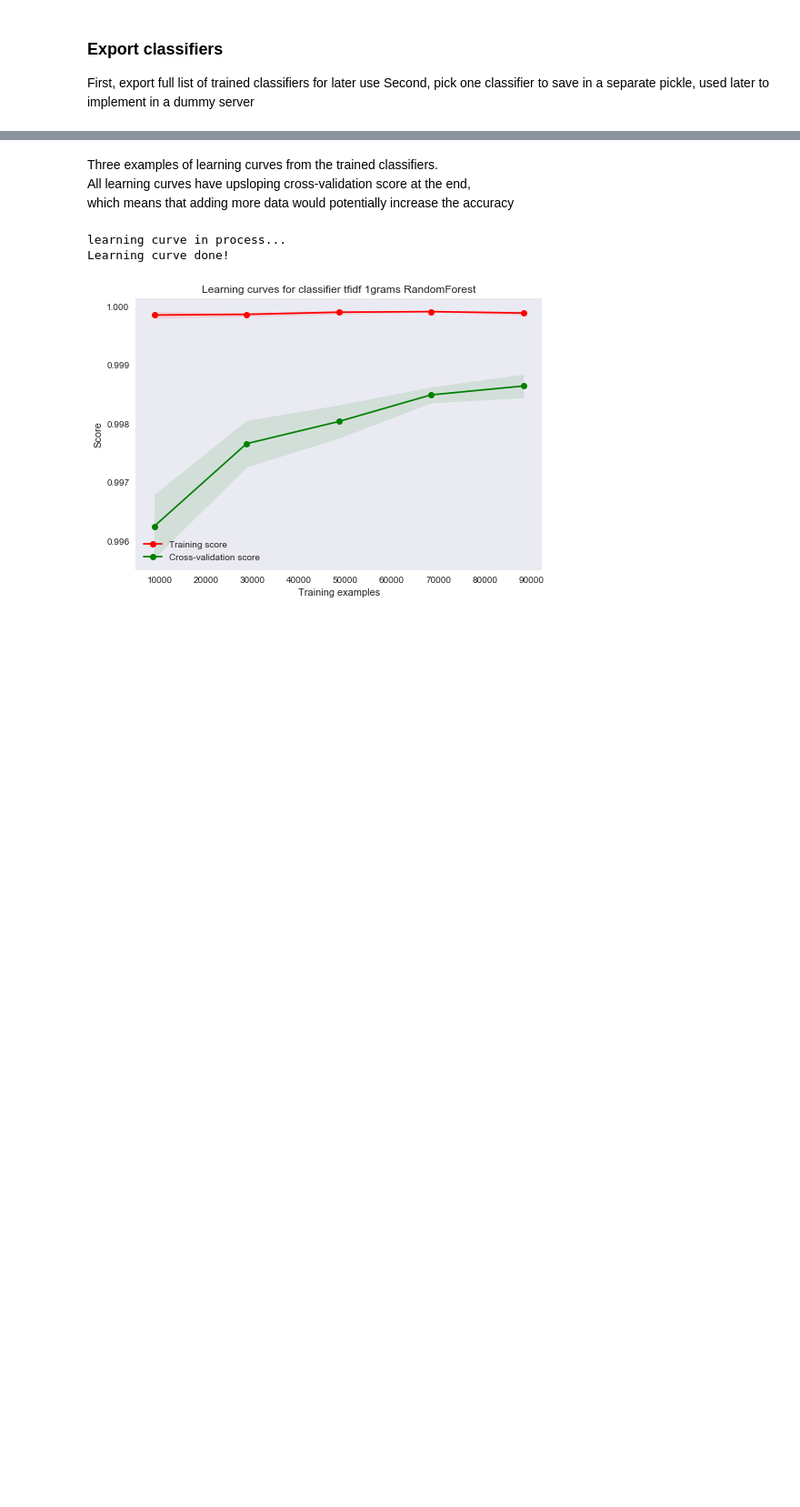
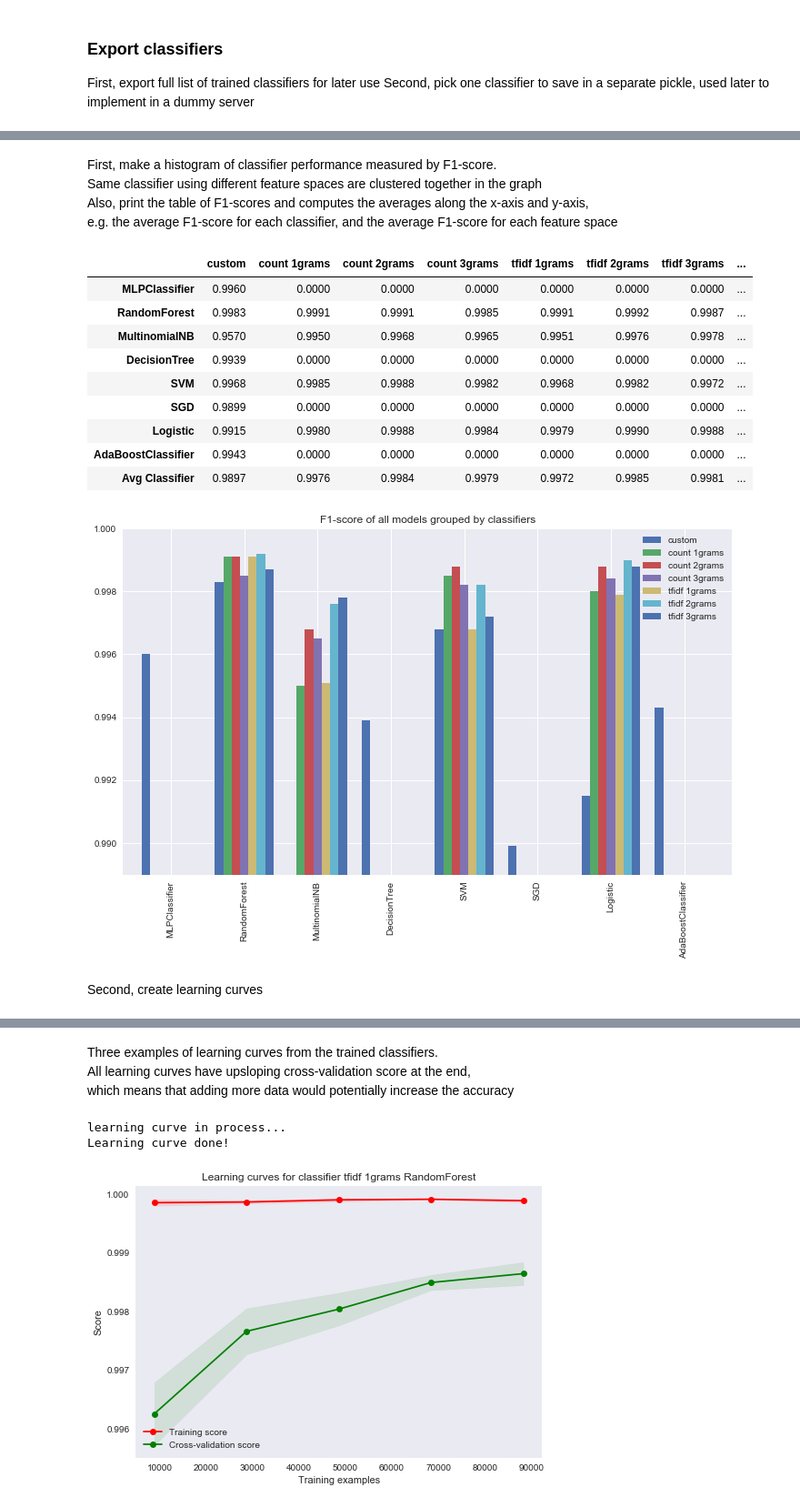
Before and after one commit to grananqvist/Machine-Learning-Web-Application-Firewall-and-Dataset, a Jupyter notebook: Data_analysis.ipynb, the cells around one changed output, grey strips where cells are left out. Shown at 91% size. Drawn from its saved outputs; the diff is of its cells as text; code cells hidden in the pictures; blank space fills up the shorter version.

Commit message:
F1-score graph, ROC graph

```diff
--- a/Data_analysis.ipynb
+++ b/Data_analysis.ipynb
@@ -1131,0 +1181,5 @@ display(classifier_results)
+# %%
+classifier_results[['F1-score','accuracy','sensitivity','specificity','auc']] = classifier_results[['F1-score','accuracy','sensitivity','specificity','auc']].apply(pd.to_numeric)
+classifier_results = classifier_results.round({'F1-score':4,'accuracy':4,'sensitivity':4,'specificity':4,'auc':4})
+#classifier_results[['F1-score','accuracy','sensitivity','specificity','auc','conf_matrix','params']].to_csv('data/classifiers_result_table.csv')
+display(classifier_results.dtypes)
@@ -1138,7 +1203,7 @@ Second, pick one classifier to save in a separate pickle, used later to implemen
 pickle.dump( classifier_results, open( "data/trained_classifiers.p", "wb" ) )
 # %%
 #In this case, we are going to implement tfidf 2grams RandomForest in our dummy server
-classifier = (custom_features_classifiers['model'].iloc[2])
+classifier = (custom_features_classifiers['model'].iloc[0])
 print(classifier)
 
 #Save classifiers in a pickle file to be able to re-use them without re-training
@@ -1149,3 +1217,69 @@ Visualize results. We construct a function visualize_result that can present the
+# %% [markdown]
+First, make a histogram of classifier performance measured by F1-score.
+Same classifier using different feature spaces are clustered together in the graph
+Also, print the table of F1-scores and computes the averages along the x-axis and y-axis,
+e.g. the average F1-score for each classifier, and the average F1-score for each feature space
+# %%
+def get_classifier_name(index):
+    return index.split()[len(index.split())-1]
+
+grouped = classifier_results.groupby(get_classifier_name)
+
+hist_df = pd.DataFrame(columns=['custom','count 1grams','count 2grams','count 3grams','tfidf 1grams','tfidf 2grams','tfidf 3grams'])
+
+for classifier, indices in grouped.groups.items():
+
+    #Make a list of feature spaces
+    feature_spaces = indices.tolist()
+    feature_spaces = [feature_space.replace(classifier,'') for feature_space in feature_spaces]
+    feature_spaces = [feature_space.strip() for feature_space in feature_spaces]
+
+    #If no result exists, it will stay as 0
+    hist_df.loc[classifier] = {
+            'custom':0,
+            'count 1grams':0,
+            'count 2grams':0,
+            'count 3grams':0,
+            'tfidf 1grams':0,
+            'tfidf 2grams':0,
+            'tfidf 3grams':0
+    }
+
+    #Extract F1-score from classifier_results to corrensponding entry in hist_df
+    for fs in feature_spaces:
+        hist_df[fs].loc[classifier] = classifier_results['F1-score'].loc[fs + ' ' + classifier]
+
+
+
+f, ax = plt.subplots()
+ax.set_ylim([0.989,1])
+hist_df.plot(kind='bar', figsize=(12,7), title='F1-score of all models grouped by classifiers', ax=ax, width=0.8)
+
+#Make Avgerage F1-score row and cols
+hist_df_nonzero = hist_df.copy()
+hist_df_nonzero[hist_df > 0] = True
+
+
+hist_df['Avg Feature'] = (hist_df.sum(axis=1) / np.array(hist_df_nonzero.sum(axis=1)))
+hist_df_nonzero = hist_df.copy()
+hist_df_nonzero[hist_df > 0] = True
+hist_df.loc['Avg Classifier'] = (hist_df.sum(axis=0) / np.array(hist_df_nonzero.sum(axis=0)))
+hist_df = hist_df.round(4)
+display(hist_df)
+# %% [output]
+|  | custom | count 1grams | count 2grams | count 3grams | tfidf 1grams | tfidf 2grams | tfidf 3grams | ... |
+| MLPClassifier | 0.9960 | 0.0000 | 0.0000 | 0.0000 | 0.0000 | 0.0000 | 0.0000 | ... |
+| RandomForest | 0.9983 | 0.9991 | 0.9991 | 0.9985 | 0.9991 | 0.9992 | 0.9987 | ... |
+| MultinomialNB | 0.9570 | 0.9950 | 0.9968 | 0.9965 | 0.9951 | 0.9976 | 0.9978 | ... |
+| DecisionTree | 0.9939 | 0.0000 | 0.0000 | 0.0000 | 0.0000 | 0.0000 | 0.0000 | ... |
+| SVM | 0.9968 | 0.9985 | 0.9988 | 0.9982 | 0.9968 | 0.9982 | 0.9972 | ... |
+| SGD | 0.9899 | 0.0000 | 0.0000 | 0.0000 | 0.0000 | 0.0000 | 0.0000 | ... |
+| Logistic | 0.9915 | 0.9980 | 0.9988 | 0.9984 | 0.9979 | 0.9990 | 0.9988 | ... |
+| AdaBoostClassifier | 0.9943 | 0.0000 | 0.0000 | 0.0000 | 0.0000 | 0.0000 | 0.0000 | ... |
+| Avg Classifier | 0.9897 | 0.9976 | 0.9984 | 0.9979 | 0.9972 | 0.9985 | 0.9981 | ... |
+[figure, added]
+# %% [markdown]
+Second, create learning curves
 # %%
 def plot_learning_curve(df_row,X,Y):
 
```
Also changed, not shown: parts of 14 cells of this notebook, 4 other files.
